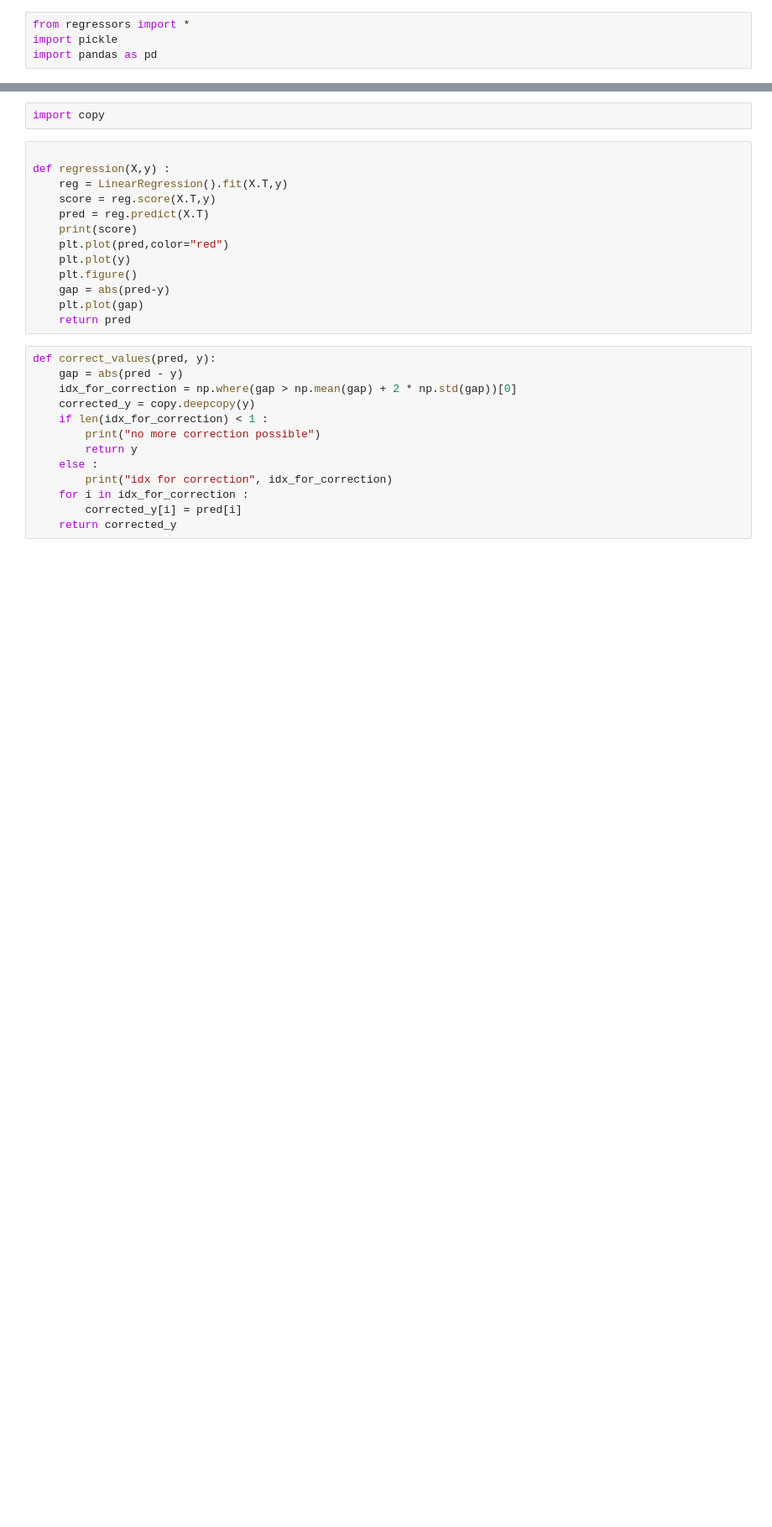
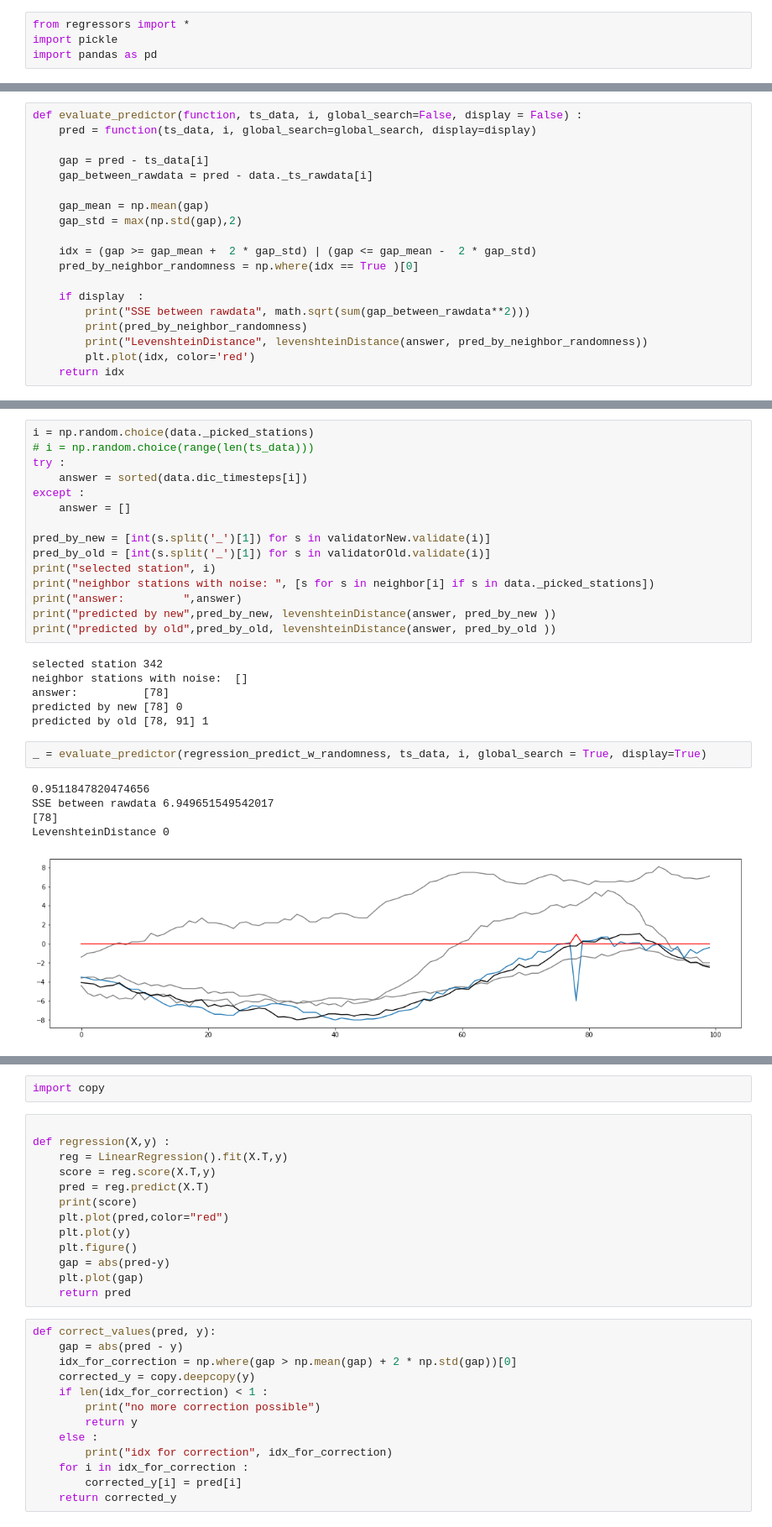
Before and after one commit to bbk0529/EnsembleRegressors, a Jupyter notebook: experiments_w_dwd_temperature data.ipynb, the cells around one changed output, grey strips where cells are left out. Shown: that part at 84% size. Drawn from its saved outputs; the diff is of its cells as text; blank space fills up the shorter version.

Commit message:
splitting functions into diffrent modules

```diff
--- a/experiments_w_dwd_temperature data.ipynb
+++ b/experiments_w_dwd_temperature data.ipynb
@@ -46,0 +109,19 @@ validatorNew.evaluate_validator()
+# %%
+def evaluate_predictor(function, ts_data, i, global_search=False, display = False) :
+    pred = function(ts_data, i, global_search=global_search, display=display)
+
+    gap = pred - ts_data[i]
+    gap_between_rawdata = pred - data._ts_rawdata[i]
+
+    gap_mean = np.mean(gap)
+    gap_std = max(np.std(gap),2)
+
+    idx = (gap >= gap_mean +  2 * gap_std) | (gap <= gap_mean -  2 * gap_std)
+    pred_by_neighbor_randomness = np.where(idx == True )[0]
+
+    if display  :
+        print("SSE between rawdata", math.sqrt(sum(gap_between_rawdata**2)))
+        print(pred_by_neighbor_randomness)
+        print("LevenshteinDistance", levenshteinDistance(answer, pred_by_neighbor_randomness))
+        plt.plot(idx, color='red')
+    return idx
@@ -56,0 +134,29 @@ neighbor = data._neighbor
+# %%
+i = np.random.choice(data._picked_stations)
+# i = np.random.choice(range(len(ts_data)))
+try :
+    answer = sorted(data.dic_timesteps[i])
+except :
+    answer = []
+
+pred_by_new = [int(s.split('_')[1]) for s in validatorNew.validate(i)]
+pred_by_old = [int(s.split('_')[1]) for s in validatorOld.validate(i)]
+print("selected station", i)
+print("neighbor stations with noise: ", [s for s in neighbor[i] if s in data._picked_stations])
+print("answer:         ",answer)
+print("predicted by new",pred_by_new, levenshteinDistance(answer, pred_by_new ))
+print("predicted by old",pred_by_old, levenshteinDistance(answer, pred_by_old ))
+# %% [output]
+selected station 342
+neighbor stations with noise:  []
+answer:          [78]
+predicted by new [78] 0
+predicted by old [78, 91] 1
+# %%
+_ = evaluate_predictor(regression_predict_w_randomness, ts_data, i, global_search = True, display=True)
+# %% [output]
+0.9511847820474656
+SSE between rawdata 6.949651549542017
+[78]
+LevenshteinDistance 0
+[figure, added]
```
Also changed, not shown: parts of 24 cells of this notebook, 4 other files.
